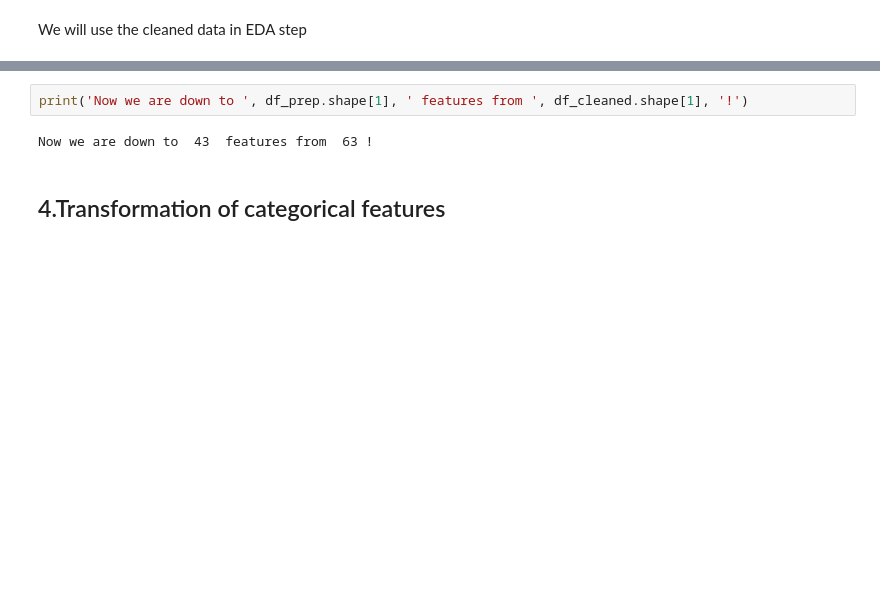
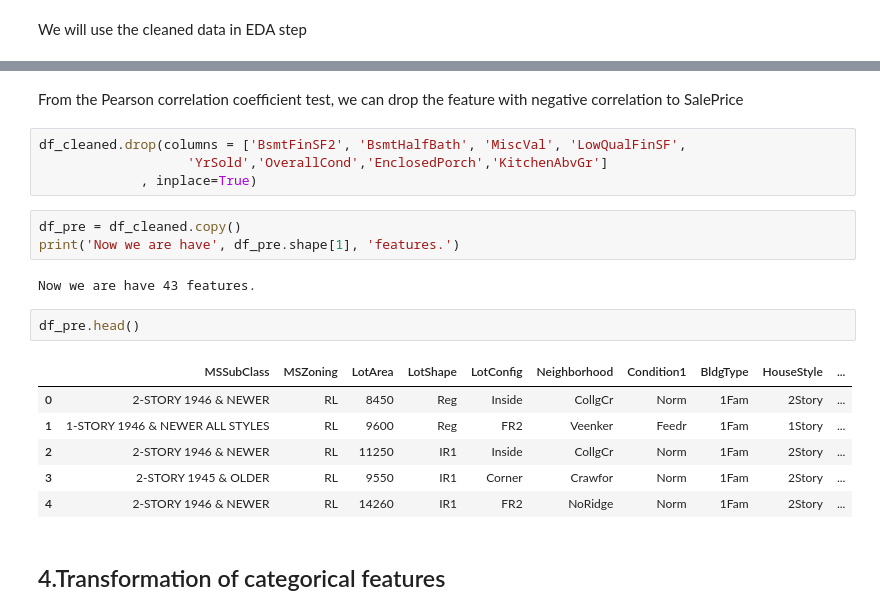
Before and after one commit to tw1107/Springboard-Capstone-House-Price, a Jupyter notebook: notebook/03_Pre-processing & Training Data Development.ipynb, the cells around one changed output, grey strips where cells are left out. Drawn from its saved outputs; the diff is of its cells as text; blank space fills up the shorter version.

```diff
--- a/notebook/03_Pre-processing & Training Data Development.ipynb
+++ b/notebook/03_Pre-processing & Training Data Development.ipynb
@@ -121,7 +276,23 @@ df_prep.drop(columns = ['Id','3SsnPorch', 'KitchenAbvGr', 'ScreenPorch', 'HalfBa
+# %% [markdown]
+From the Pearson correlation coefficient test, we can drop the feature with negative correlation to SalePrice
+# %%
+df_cleaned.drop(columns = ['BsmtFinSF2', 'BsmtHalfBath', 'MiscVal', 'LowQualFinSF',
+                   'YrSold','OverallCond','EnclosedPorch','KitchenAbvGr']
+             , inplace=True)
 # %%
-print('Now we are down to ', df_prep.shape[1], ' features from ', df_cleaned.shape[1], '!')
+df_pre = df_cleaned.copy()
+print('Now we are have', df_pre.shape[1], 'features.')
 # %% [output]
-Now we are down to  43  features from  63 !
+Now we are have 43 features.
+# %%
+df_pre.head()
+# %% [output]
+|  | MSSubClass | MSZoning | LotArea | LotShape | LotConfig | Neighborhood | Condition1 | BldgType | HouseStyle | ... |
+| 0 | 2-STORY 1946 & NEWER | RL | 8450 | Reg | Inside | CollgCr | Norm | 1Fam | 2Story | ... |
+| 1 | 1-STORY 1946 & NEWER ALL STYLES | RL | 9600 | Reg | FR2 | Veenker | Feedr | 1Fam | 1Story | ... |
+| 2 | 2-STORY 1946 & NEWER | RL | 11250 | IR1 | Inside | CollgCr | Norm | 1Fam | 2Story | ... |
+| 3 | 2-STORY 1945 & OLDER | RL | 9550 | IR1 | Corner | Crawfor | Norm | 1Fam | 2Story | ... |
+| 4 | 2-STORY 1946 & NEWER | RL | 14260 | IR1 | FR2 | NoRidge | Norm | 1Fam | 2Story | ... |
 # %% [markdown]
 ## 4.Transformation of categorical features
 # %%
```
Also changed, not shown: parts of 36 cells of this notebook.
